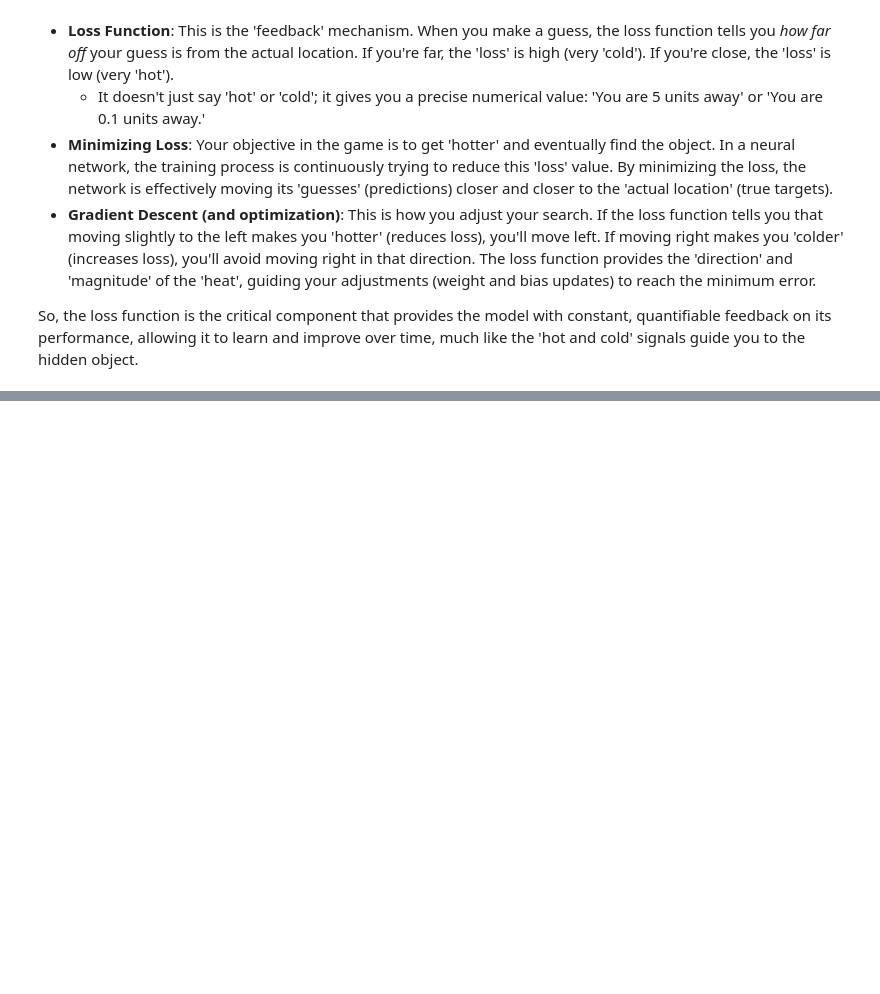
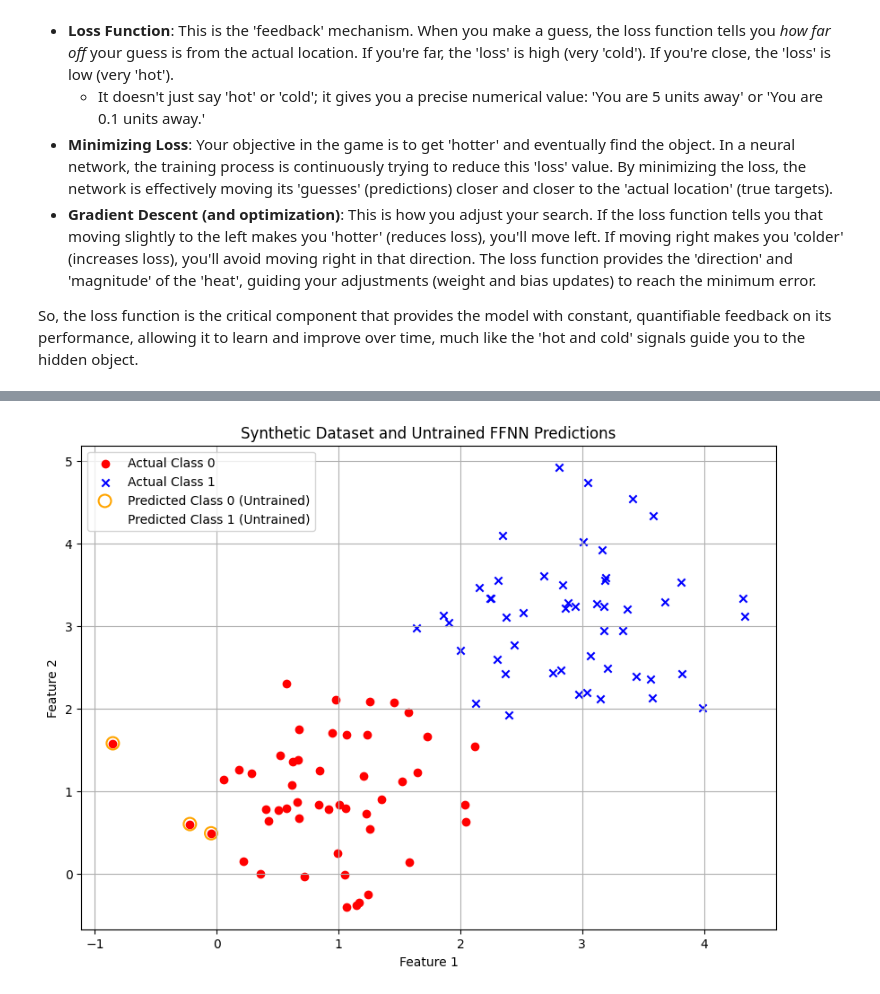
Before and after one commit to rsys-adsingh/Machine-Learning, a Jupyter notebook: study/Chapter_11.ipynb, the cells around one changed output, grey strips where cells are left out. Saved outputs shown, nothing was run; the diff lists cells and outputs as text; code cells hidden in the pictures; blank space fills up the shorter version.

```diff
--- a/study/Chapter_11.ipynb
+++ b/study/Chapter_11.ipynb
@@ -935,0 +1772,85 @@ So, the loss function is the critical component that provides the model with con
+# %%
+import numpy as np
+import matplotlib.pyplot as plt
+
+# --- Activation Functions ---
+def sigmoid(x):
+    return 1 / (1 + np.exp(-x))
+
+def relu(x):
+    return np.maximum(0, x)
+
+# --- Feed Forward Neural Network Class ---
+class SimpleFFNN:
+    def __init__(self, input_size, hidden_size, output_size):
+        # Initialize weights and biases randomly
+        self.W1 = np.random.randn(input_size, hidden_size) * 0.01 # Small random weights
+        self.b1 = np.zeros((1, hidden_size))
+        self.W2 = np.random.randn(hidden_size, output_size) * 0.01
+        self.b2 = np.zeros((1, output_size))
+
+    def forward(self, X):
+        # Layer 1 (Hidden Layer)
+        self.z1 = np.dot(X, self.W1) + self.b1
+        self.a1 = relu(self.z1) # Using ReLU activation for hidden layer
+
+        # Layer 2 (Output Layer)
+        self.z2 = np.dot(self.a1, self.W2) + self.b2
+        self.a2 = sigmoid(self.z2) # Using Sigmoid activation for output layer (binary classification)
+        return self.a2
+
+    def predict(self, X, threshold=0.5):
+        probabilities = self.forward(X)
+        return (probabilities >= threshold).astype(int)
+
+# --- Create a small synthetic dataset for binary classification ---
+# Features (X): 2 features
+# Labels (y): 0 or 1
+np.random.seed(42)
+num_samples = 100
+
+# Class 0 data
+X_class0 = np.random.multivariate_normal([1, 1], [[0.5, 0], [0, 0.5]], num_samples // 2)
+y_class0 = np.zeros(num_samples // 2)
+
+# Class 1 data
+X_class1 = np.random.multivariate_normal([3, 3], [[0.5, 0], [0, 0.5]], num_samples // 2)
+y_class1 = np.ones(num_samples // 2)
+
+X = np.vstack((X_class0, X_class1))
+y = np.hstack((y_class0, y_class1)).reshape(-1, 1)
+
+# --- Initialize and run the FFNN (untrained) ---
+input_size = X.shape[1] # 2 features
+hidden_size = 5 # 5 neurons in the hidden layer
+output_size = 1 # Binary classification output
+
+ffnn = SimpleFFNN(input_size, hidden_size, output_size)
+
+# Perform a forward pass and get predictions from the untrained network
+predictions = ffnn.predict(X)
+
+# --- Visualize the dataset and initial predictions ---
+plt.figure(figsize=(10, 7))
+
+# Plot actual data points
+plt.scatter(X[y.flatten() == 0, 0], X[y.flatten() == 0, 1], color='red', marker='o', label='Actual Class 0')
+plt.scatter(X[y.flatten() == 1, 0], X[y.flatten() == 1, 1], color='blue', marker='x', label='Actual Class 1')
+
+# Plot predictions from the untrained network (distinguished by color of border/outline)
+# We'll use actual labels for the scatter points and add an outline for predictions
+plt.scatter(X[predictions.flatten() == 0, 0], X[predictions.flatten() == 0, 1],
+            facecolors='none', edgecolors='orange', linewidths=1.5, marker='o', s=100, label='Predicted Class 0 (Untrained)')
+plt.scatter(X[predictions.flatten() == 1, 0], X[predictions.flatten() == 1, 1],
+            facecolors='none', edgecolors='red', linewidths=1.5, marker='x', s=100, label='Predicted Class 1 (Untrained)')
+
+plt.title('Synthetic Dataset and Untrained FFNN Predictions')
+plt.xlabel('Feature 1')
+plt.ylabel('Feature 2')
+plt.legend()
+plt.grid(True)
+plt.show()
+
+print(f"Initial accuracy of untrained FFNN: {np.mean(predictions == y) * 100:.2f}%")
+# %% [output]
+[figure, added]
```
Also changed, not shown: parts of 29 cells of this notebook.
